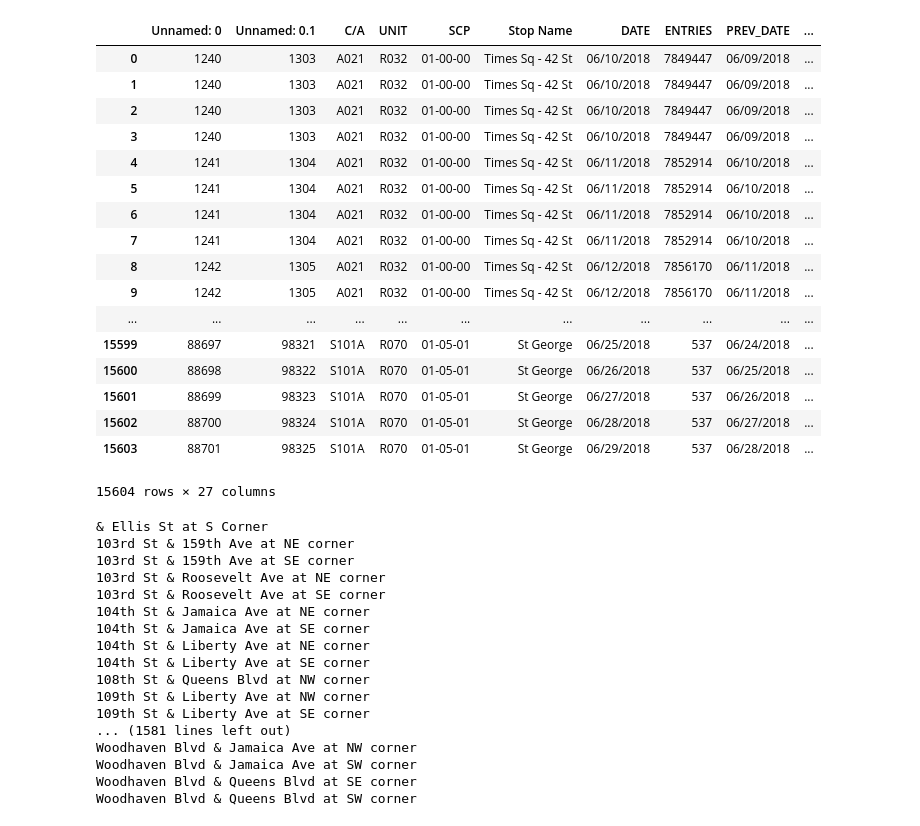
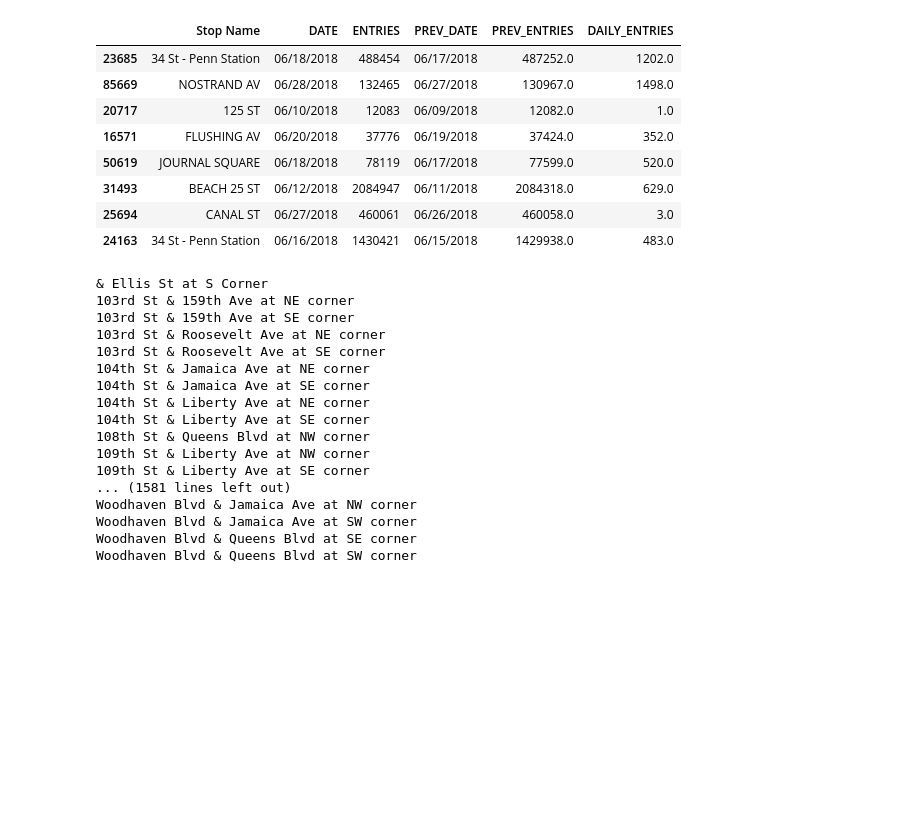
Before and after one commit to nalehc/gala_flyer_locations, a Jupyter notebook: geopandas_subway.ipynb, the cells around one changed output. Cells and saved outputs as stored; diff of their text form; code cells hidden in the pictures; blank space fills up the shorter version.

```diff
--- a/geopandas_subway.ipynb
+++ b/geopandas_subway.ipynb
@@ -1,37 +1,23 @@
-# %%
-import pandas as pd
-data = pd.read_csv('activity_names.csv')
-locations = pd.read_csv('Subway Entrances.csv')
-#MTA! Please name stations consistently!
-data.STATION.replace(['BUSHWICK AV', '14TH STREET', '34 ST-HERALD SQ', 'EASTN PKWY-MUSM', 'JAY ST-METROTEC',
-                      'AQUEDUCT RACETR', '14 ST-UNION SQ', 'KEW GARDENS', '34 ST-PENN STA', 'W 8 ST-AQUARIUM',
-                      'TIMES SQ-42 ST', 'ST. GEORGE', 'FLUSHING-MAIN'],
-                     ['Bushwick Av - Aberdeen St', '14 St', '34 St - Herald Sq', 'Eastern Pkwy - Brooklyn Museum',
-                     'Jay St - MetroTech', 'Aqueduct Racetrack', '14 St - Union Sq', 'Kew Gardens - Union Tpke',
-                      '34 St - Penn Station', 'W 8 St - NY Aquarium', 'Times Sq - 42 St', 'St George',
-                      'Flushing - Main St'],
-                     inplace=True)
-data.rename(columns = {'STATION' : 'Stop Name'}, inplace=True)
-data.merge(locations, on = 'Stop Name')
-# %% [output]
-|  | Unnamed: 0 | Unnamed: 0.1 | C/A | UNIT | SCP | Stop Name | DATE | ENTRIES | PREV_DATE | ... |
-| 0 | 1240 | 1303 | A021 | R032 | 01-00-00 | Times Sq - 42 St | 06/10/2018 | 7849447 | 06/09/2018 | ... |
-| 1 | 1240 | 1303 | A021 | R032 | 01-00-00 | Times Sq - 42 St | 06/10/2018 | 7849447 | 06/09/2018 | ... |
-| 2 | 1240 | 1303 | A021 | R032 | 01-00-00 | Times Sq - 42 St | 06/10/2018 | 7849447 | 06/09/2018 | ... |
-| 3 | 1240 | 1303 | A021 | R032 | 01-00-00 | Times Sq - 42 St | 06/10/2018 | 7849447 | 06/09/2018 | ... |
-| 4 | 1241 | 1304 | A021 | R032 | 01-00-00 | Times Sq - 42 St | 06/11/2018 | 7852914 | 06/10/2018 | ... |
-| 5 | 1241 | 1304 | A021 | R032 | 01-00-00 | Times Sq - 42 St | 06/11/2018 | 7852914 | 06/10/2018 | ... |
-| 6 | 1241 | 1304 | A021 | R032 | 01-00-00 | Times Sq - 42 St | 06/11/2018 | 7852914 | 06/10/2018 | ... |
-| 7 | 1241 | 1304 | A021 | R032 | 01-00-00 | Times Sq - 42 St | 06/11/2018 | 7852914 | 06/10/2018 | ... |
-| 8 | 1242 | 1305 | A021 | R032 | 01-00-00 | Times Sq - 42 St | 06/12/2018 | 7856170 | 06/11/2018 | ... |
-| 9 | 1242 | 1305 | A021 | R032 | 01-00-00 | Times Sq - 42 St | 06/12/2018 | 7856170 | 06/11/2018 | ... |
-| ... | ... | ... | ... | ... | ... | ... | ... | ... | ... | ... |
-| 15599 | 88697 | 98321 | S101A | R070 | 01-05-01 | St George | 06/25/2018 | 537 | 06/24/2018 | ... |
-| 15600 | 88698 | 98322 | S101A | R070 | 01-05-01 | St George | 06/26/2018 | 537 | 06/25/2018 | ... |
-| 15601 | 88699 | 98323 | S101A | R070 | 01-05-01 | St George | 06/27/2018 | 537 | 06/26/2018 | ... |
-| 15602 | 88700 | 98324 | S101A | R070 | 01-05-01 | St George | 06/28/2018 | 537 | 06/27/2018 | ... |
-| 15603 | 88701 | 98325 | S101A | R070 | 01-05-01 | St George | 06/29/2018 | 537 | 06/28/2018 | ... |
-15604 rows × 27 columns
+# %%
+import pandas as pd
+data = pd.read_csv('activity_names.csv')
+locations = pd.read_csv('Subway Entrances.csv')
+# MTA! Please name stations consistently!
+data['Stop Name'].replace([], [], inplace=True)
+data = data.loc[:,'Stop Name':'DAILY_ENTRIES']
+locations.merge(data, on = 'Stop Name')
+locations.to_csv('Subway Entrances.csv')
+data.sample(n=8)
+# %% [output]
+|  | Stop Name | DATE | ENTRIES | PREV_DATE | PREV_ENTRIES | DAILY_ENTRIES |
+| 23685 | 34 St - Penn Station | 06/18/2018 | 488454 | 06/17/2018 | 487252.0 | 1202.0 |
+| 85669 | NOSTRAND AV | 06/28/2018 | 132465 | 06/27/2018 | 130967.0 | 1498.0 |
+| 20717 | 125 ST | 06/10/2018 | 12083 | 06/09/2018 | 12082.0 | 1.0 |
+| 16571 | FLUSHING AV | 06/20/2018 | 37776 | 06/19/2018 | 37424.0 | 352.0 |
+| 50619 | JOURNAL SQUARE | 06/18/2018 | 78119 | 06/17/2018 | 77599.0 | 520.0 |
+| 31493 | BEACH 25 ST | 06/12/2018 | 2084947 | 06/11/2018 | 2084318.0 | 629.0 |
+| 25694 | CANAL ST | 06/27/2018 | 460061 | 06/26/2018 | 460058.0 | 3.0 |
+| 24163 | 34 St - Penn Station | 06/16/2018 | 1430421 | 06/15/2018 | 1429938.0 | 483.0 |
 # %%
 %matplotlib inline
 
```
Also changed, not shown: parts of 1 cell of this notebook, 3 other files.
